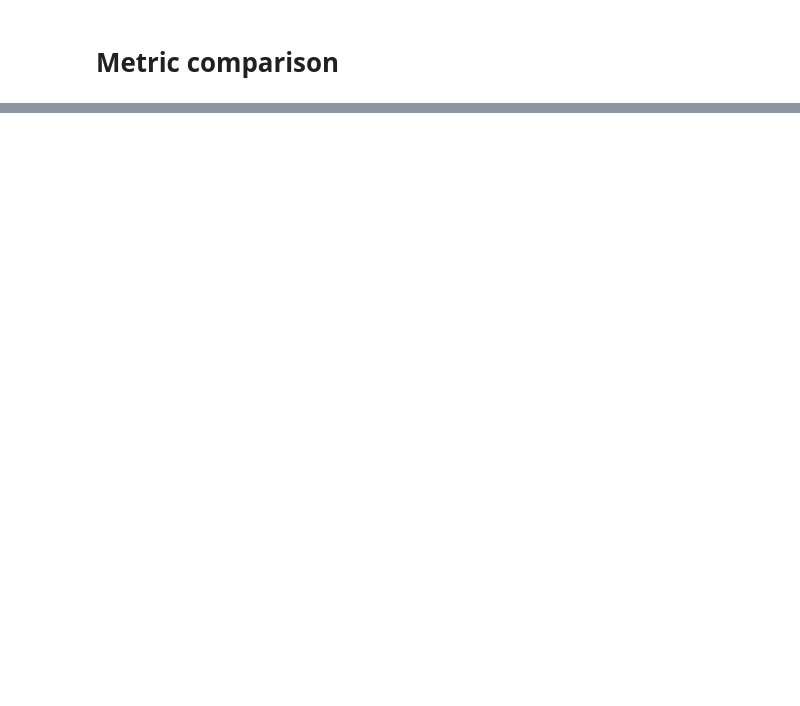
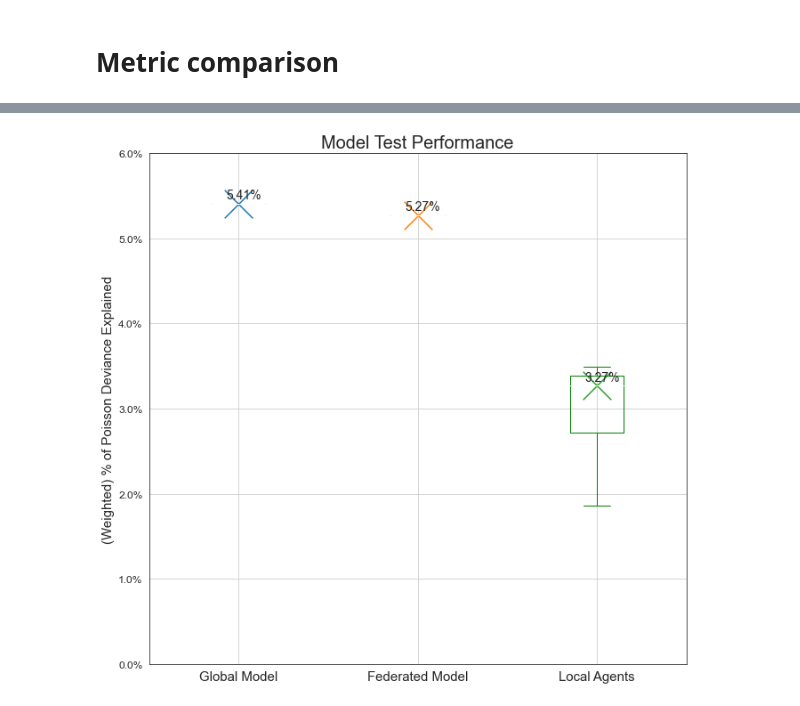
Before and after one commit to mw281685/IFoA-FL-WP, a Jupyter notebook: code/results_graph_notebook.ipynb, the cells around one changed output, grey strips where cells are left out. Cells and saved outputs as stored; diff of their text form; code cells hidden in the pictures; blank space fills up the shorter version.

```diff
--- a/code/results_graph_notebook.ipynb
+++ b/code/results_graph_notebook.ipynb
@@ -239,7 +319,7 @@ ax.set_title("Model Test Performance", fontsize=20)
 ax.set_ylabel('(Weighted) % of Poisson Deviance Explained', fontsize=15)
 ax.yaxis.grid(True)
 ax.xaxis.grid(True)
-ax.set_ylim(bottom=0.025,top=0.055)
+ax.set_ylim(bottom=0.0,top=0.06)
 ax.yaxis.set_major_formatter(mtick.PercentFormatter(xmax=1))
 ax.figure.tight_layout()
 fig = plt.gcf()
@@ -264,33 +344,35 @@ plt.scatter(2,
 plt.scatter(3,
             weighted_pde_df_box_plot['Local Agents'].median(),
             marker=graph_marker,
             s=1000,
             #facecolors='y',
             #edgecolors='b'
             )
 
 ax.text(0.93,
         weighted_pde_df['test_weighted_pde'].loc[weighted_pde_df['model']=='Global Model']+0.001,
        '{:.2%}'.format(max(weighted_pde_df['test_weighted_pde'].loc[weighted_pde_df['model']=='Global Model'])),
         verticalalignment='center',
         fontdict=(dict(fontsize=14))
         )
 
 ax.text(1.93,
         weighted_pde_df['test_weighted_pde'].loc[weighted_pde_df['model']=='Federated Model']+0.001,
        '{:.2%}'.format(max(weighted_pde_df['test_weighted_pde'].loc[weighted_pde_df['model']=='Federated Model'])),
         verticalalignment='center',
         fontdict=(dict(fontsize=14))
         )
 
 ax.text(2.93,
         weighted_pde_df_box_plot['Local Agents'].median()+0.001,
        '{:.2%}'.format(weighted_pde_df_box_plot['Local Agents'].median()),
         verticalalignment='center',
         fontdict=(dict(fontsize=14))
         )
 
 plt.show()
+# %% [output]
+[figure, added]
 # %%
 fig, ax = plt.subplots(figsize=(12,10))
 
```
Also changed, not shown: parts of 21 cells of this notebook.
